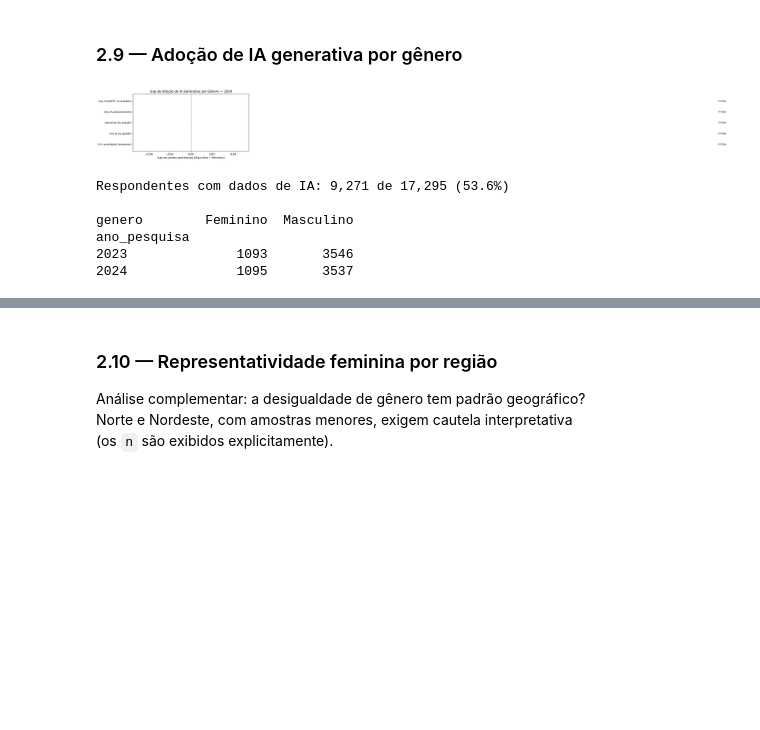
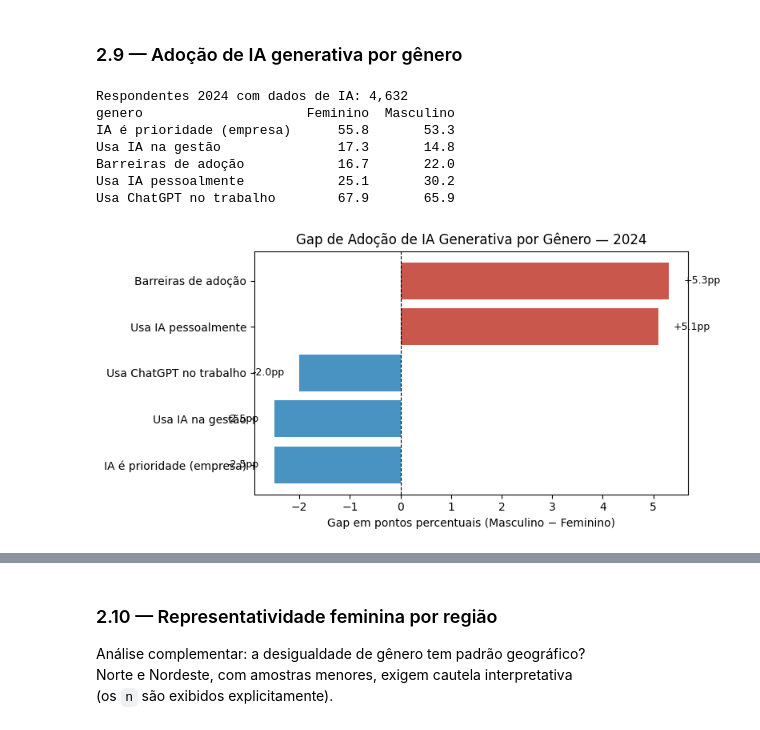
Before and after one commit to julliebelmonte/stateofdata, a Jupyter notebook: state_of_data_genero.ipynb, the cells around one changed output, grey strips where cells are left out. Drawn from its saved outputs; the diff is of its cells as text; code cells hidden in the pictures; blank space fills up the shorter version.

```diff
--- a/state_of_data_genero.ipynb
+++ b/state_of_data_genero.ipynb
@@ -829,56 +791,45 @@ for genero in ['Feminino', 'Masculino']:
 # %%
-IA_LABELS = {
-    'ia_prioridade_empresa':      'IA é prioridade (empresa)',
-    'ia_tipos_uso_gestao':        'Usa IA na gestão',
-    'ia_motivos_nao_usar':        'Barreiras de adoção',
-    'ia_tipo_uso_pessoal':        'Usa IA pessoalmente',
-    'ia_usa_chatgpt_no_trabalho': 'Usa ChatGPT no trabalho',
-}
+df24_ia = binariza_ia(
+    df[(df['ano_pesquisa'] == '2024') & df[IA_FEATS_ALL].notna().any(axis=1)],
+    IA_FEATS_ALL,
+)
 
-df24 = df[df['ano_pesquisa'] == '2024'].copy()
-df24_ia = df24[df24[IA_FEATS_ALL].notna().any(axis=1)].copy()
-
-for col in IA_FEATS_ALL:
-    df24_ia[col + '_bin'] = (df24_ia[col] == 'Sim').where(df24_ia[col].notna()).astype(float)
-
-feats_bin = [c + '_bin' for c in IA_FEATS_ALL]
+print(f"Respondentes 2024 com dados de IA: {len(df24_ia):,}")
+print(df24_ia.groupby('genero')[IA_FEATS_BIN].mean().mul(100).round(1)
+      .rename(columns={c + '_bin': IA_LABELS[c] for c in IA_FEATS_ALL}).T)
 
 tab_ia = (
-    df24_ia.groupby('genero')[feats_bin]
+    df24_ia.groupby('genero')[IA_FEATS_BIN]
     .mean().mul(100).round(1)
     .rename(columns={c + '_bin': IA_LABELS[c] for c in IA_FEATS_ALL})
 )
 
 gap = (tab_ia.loc['Masculino'] - tab_ia.loc['Feminino']).sort_values()
-colors = ['#C2185B' if v < 0 else '#1976D2' for v in gap]
 
 fig, ax = plt.subplots(figsize=(8, 4))
+colors = ['#C0392B' if v > 0 else '#2980B9' for v in gap.values]
 bars = ax.barh(gap.index, gap.values, color=colors, alpha=0.85)
 ax.axvline(0, color='black', linewidth=0.8, linestyle='--')
 for bar, v in zip(bars, gap.values):
     ax.text(
-        v + (0.5 if v >= 0 else -0.5),
+        v + (0.3 if v >= 0 else -0.3),
         bar.get_y() + bar.get_height() / 2,
         f'{v:+.1f}pp', va='center',
         ha='left' if v >= 0 else 'right', fontsize=9,
     )
 ax.set_xlabel('Gap em pontos percentuais (Masculino − Feminino)')
 ax.set_title('Gap de Adoção de IA Generativa por Gênero — 2024')
 plt.tight_layout()
+plt.savefig('figures/2_9_ia_gap_genero.png', dpi=150, bbox_inches='tight')
 plt.show()
+
+# FILTRAR AS FEATURES DE EXPLORAÇÃO / VISAO GESTOR VISÃO PESSOAL
 # %% [output]
+Respondentes 2024 com dados de IA: 4,632
+genero                     Feminino  Masculino
+IA é prioridade (empresa)      55.8       53.3
+Usa IA na gestão               17.3       14.8
+Barreiras de adoção            16.7       22.0
+Usa IA pessoalmente            25.1       30.2
+Usa ChatGPT no trabalho        67.9       65.9
-[figure, old version]
+[figure, new version]
-# %%
-# Subconjunto com ao menos uma feature de IA preenchida
-df_ia = df[df[IA_FEATURES].notna().any(axis=1)].copy()
-
-print(f"Respondentes com dados de IA: {len(df_ia):,} de {len(df):,} ({len(df_ia)/len(df)*100:.1f}%)")
-print()
-print(df_ia.groupby(['ano_pesquisa', 'genero']).size().unstack(fill_value=0))
-# %% [output]
-Respondentes com dados de IA: 9,271 de 17,295 (53.6%)
-
-genero        Feminino  Masculino
-ano_pesquisa
-2023              1093       3546
-2024              1095       3537
```
Also changed, not shown: parts of 37 cells of this notebook, 12 other files.
